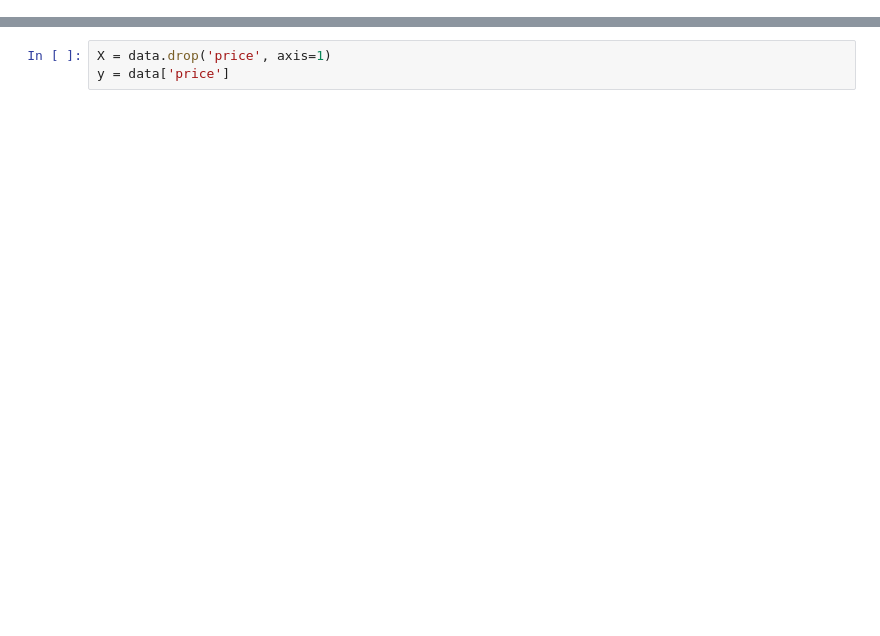
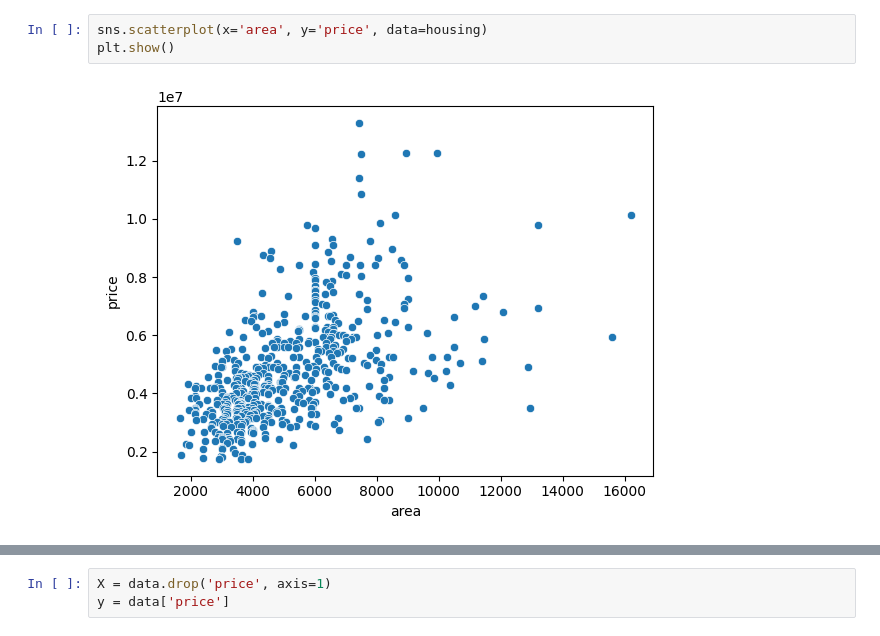
Before and after one commit to KMsojib/Supervised-Machine-Learning-Regression-and-Classification, a Jupyter notebook: Linear Regression/House Price Prediction Using Linear Regression/House_Price_prediction.ipynb, the cells around one changed output, grey strips where cells are left out. Drawn from its saved outputs; the diff is of its cells as text; blank space fills up the shorter version.

```diff
--- a/Linear Regression/House Price Prediction Using Linear Regression/House_Price_prediction.ipynb
+++ b/Linear Regression/House Price Prediction Using Linear Regression/House_Price_prediction.ipynb
@@ -36,0 +87,5 @@ data.describe()
+# %%
+sns.scatterplot(x='area', y='price', data=housing)
+plt.show()
+# %% [output]
+[figure, added]
```
Also changed, not shown: parts of 26 cells of this notebook, 3 other files.
